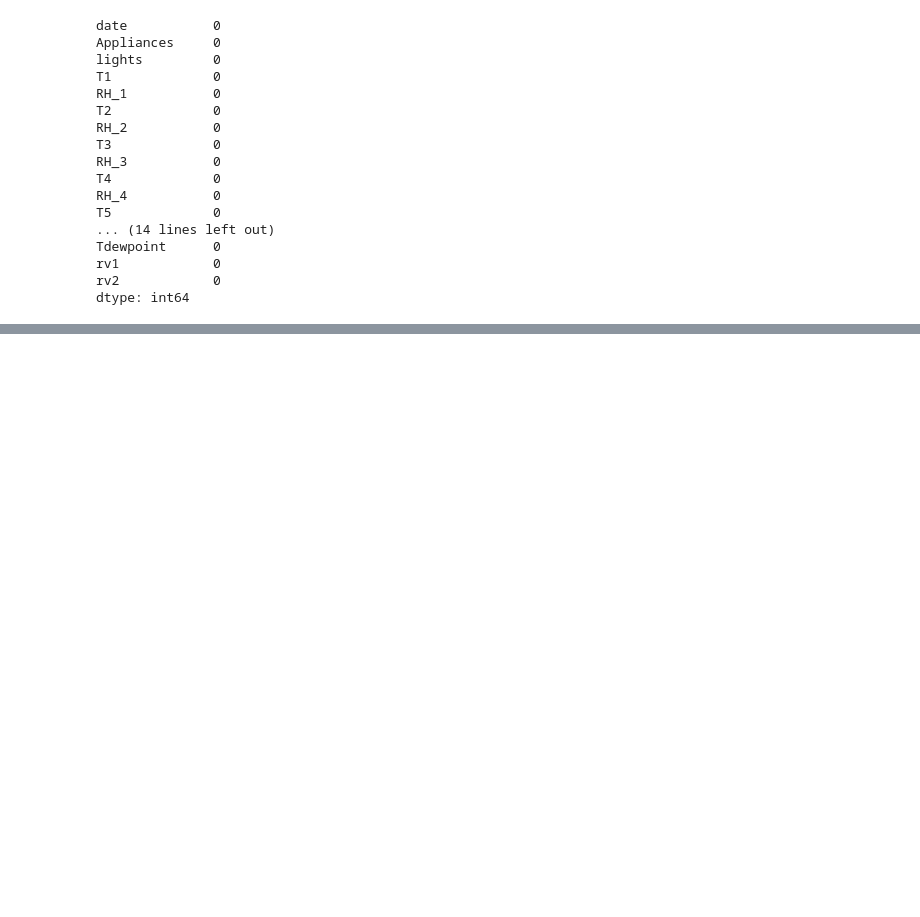
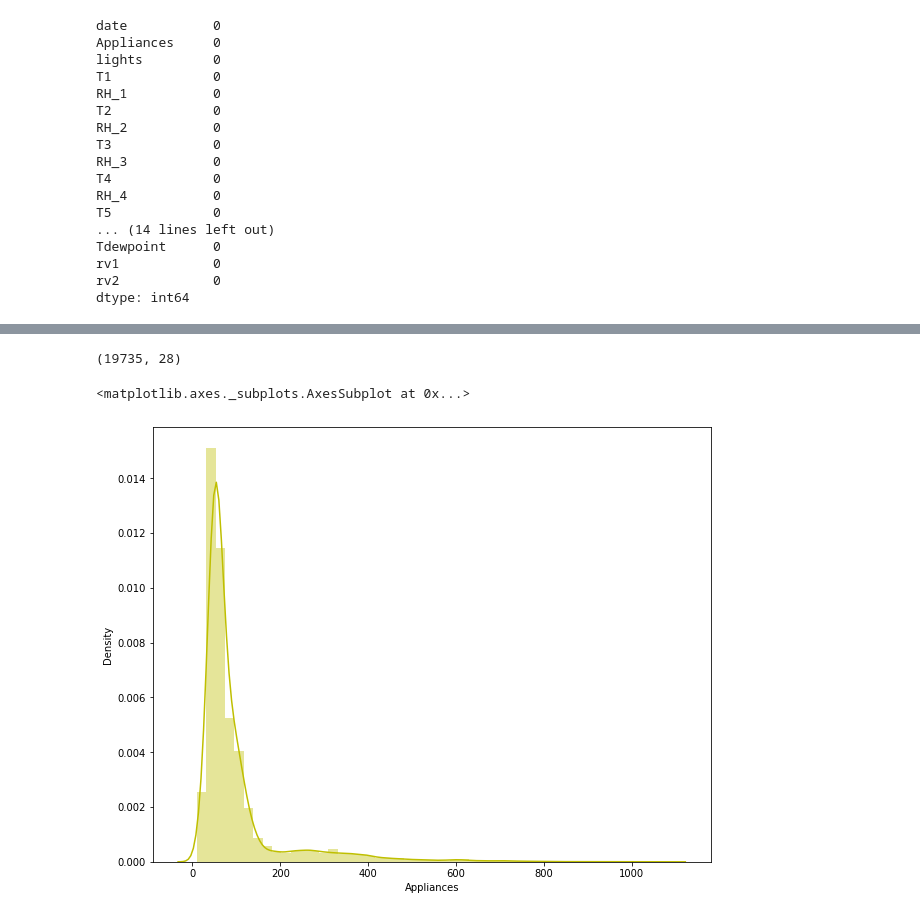
Before and after one commit to bindukovvada/Appliances_Energy_Prediction, a Jupyter notebook: Bindu_Applicances_Energy_Prediction_Capstone_Project.ipynb, the cells around one changed output, grey strips where cells are left out. Drawn from its saved outputs; the diff is of its cells as text; code cells hidden in the pictures; blank space fills up the shorter version.

```diff
--- a/Bindu_Applicances_Energy_Prediction_Capstone_Project.ipynb
+++ b/Bindu_Applicances_Energy_Prediction_Capstone_Project.ipynb
@@ -150,0 +218,15 @@ dtype: int64
+# %%
+#drop the light column
+energy. drop('lights', axis=1, inplace=True)
+# %%
+#Checking shape after dropping light column
+energy.shape
+# %% [output]
+(19735, 28)
+# %%
+#Checking distribution of Dependent varibale 'Appliances'
+plt.figure(figsize = (10,8))
+sns.distplot(energy['Appliances'], color = 'y')
+# %% [output]
+<matplotlib.axes._subplots.AxesSubplot at 0x...>
+[figure, added]
```
Also changed, not shown: parts of 27 cells of this notebook.
